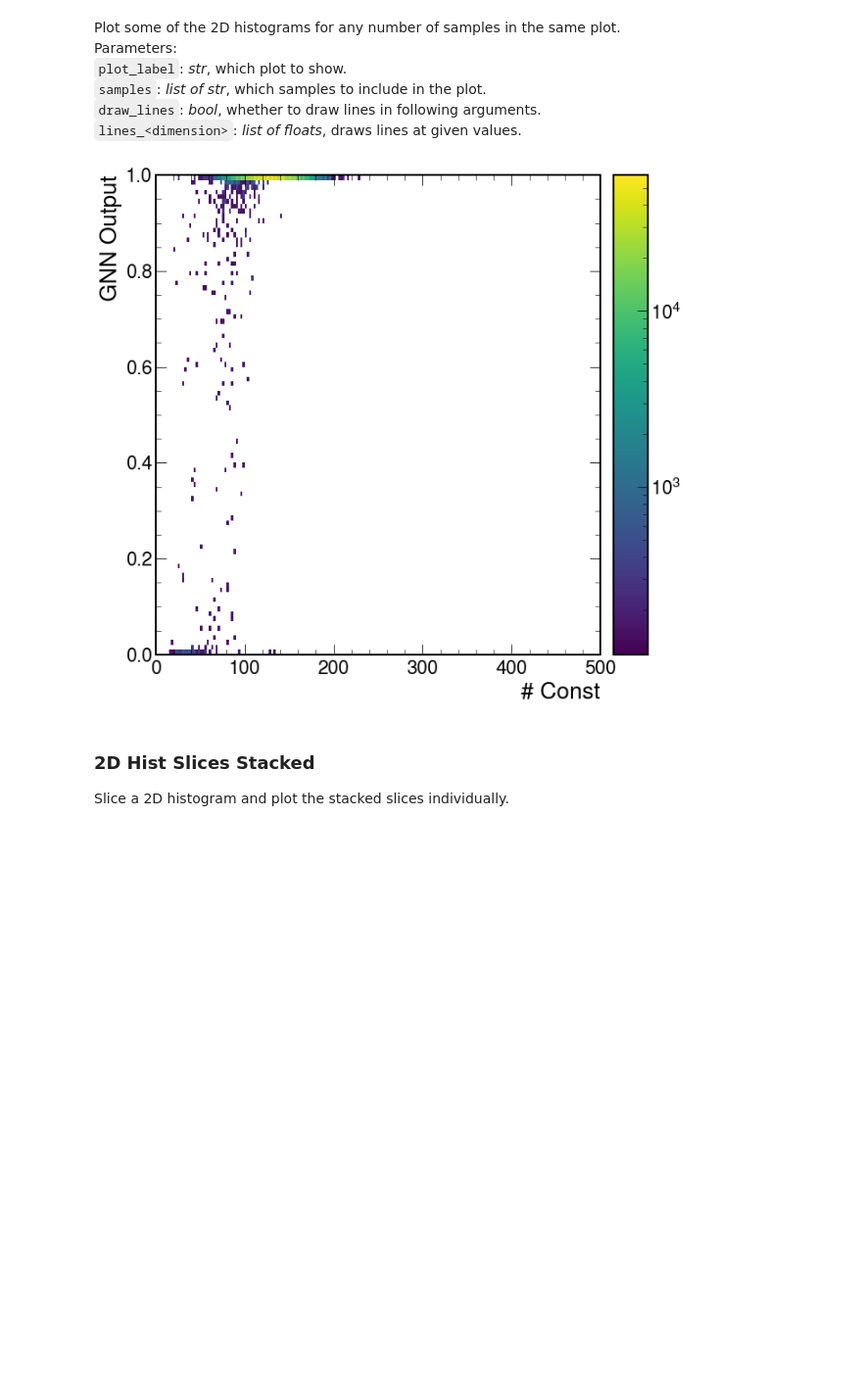
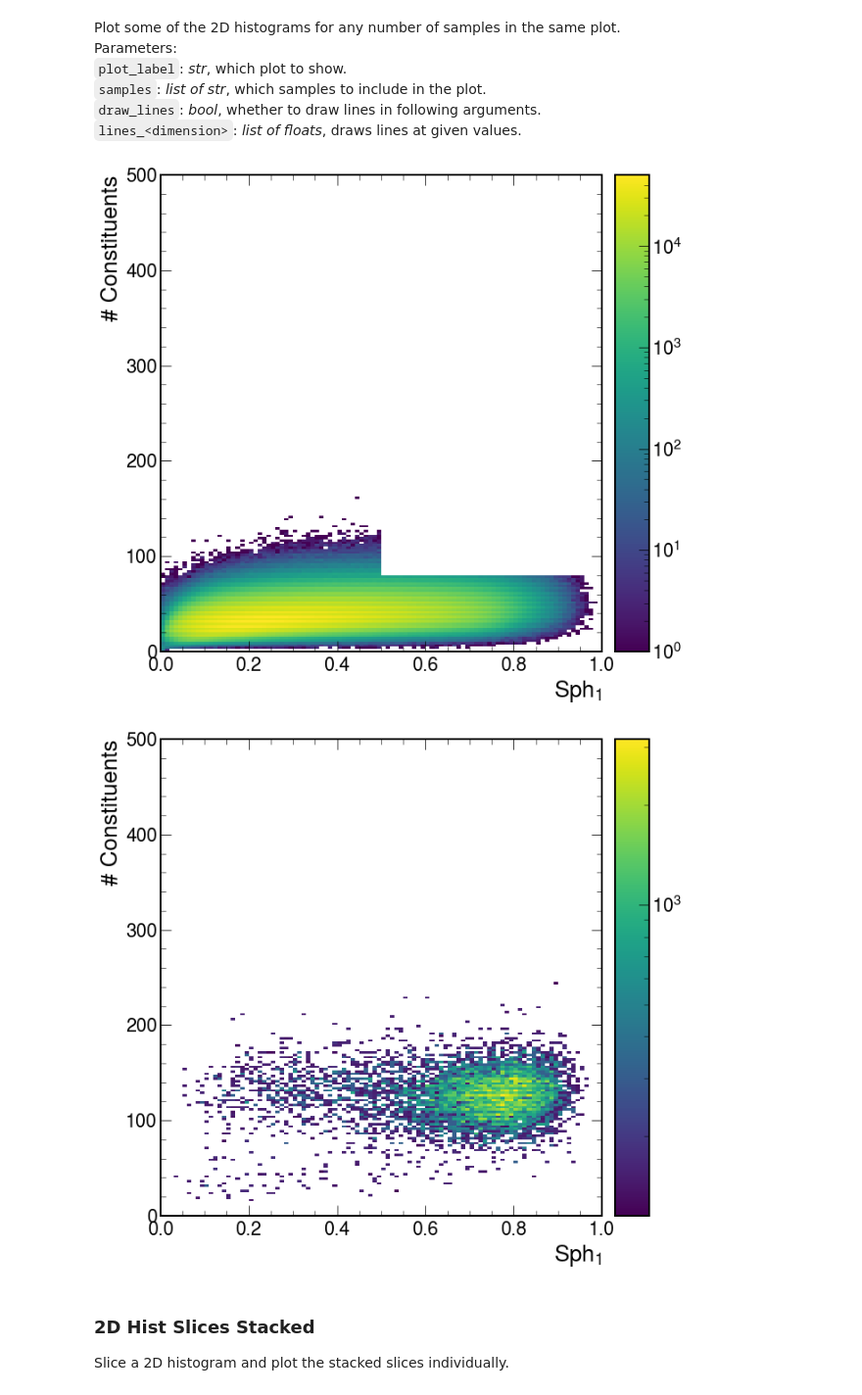
Before and after one commit to SUEPPhysics/SUEPCoffea_dask, a Jupyter notebook: plotting/plot.ipynb, the cells around one changed output. Shown at 98% size. Drawn from its saved outputs; the diff is of its cells as text; code cells hidden in the pictures; blank space fills up the shorter version.

```diff
--- a/plotting/plot.ipynb
+++ b/plotting/plot.ipynb
@@ -55,8 +55,8 @@ infile_names = glob.glob(plotDir+'*.pkl')
 
 offline_files_SUEP = [f for f in infile_names if "inference6.pkl" in f and ('SUEP-m' in f)]
 plots_SUEP = loader(offline_files_SUEP, apply_lumis=True, exclude_low_bins=True)
-# offline_files_data2018 = [f for f in infile_names if "full_systematics.pkl" in f and ('Run2018' in f)]
-# plots_data2018 = loader(offline_files_data2018, apply_lumis=False, exclude_low_bins=False)
+offline_files_data2018 = [f for f in infile_names if "inference6.pkl" in f and ('Run2018' in f)]
+plots_data2018 = loader(offline_files_data2018, apply_lumis=False, exclude_low_bins=False)
 offline_files_2018 = [f for f in infile_names if "inference6.pkl" in f and ('20UL18' in f or 'Run2018' in f)]
 plots_2018 = loader(offline_files_2018, apply_lumis=True, exclude_low_bins=True)
 # offline_files_2017 = [f for f in infile_names if "7_20.pkl" in f and ('20UL17' in f or 'Run2017' in f)]
@@ -68,7 +68,7 @@ plots_2018 = loader(offline_files_2018, apply_lumis=True, exclude_low_bins=True)
 plots = {}
 
 for key in plots_SUEP.keys(): plots[key] = plots_SUEP[key]
-# for key in plots_data2018.keys(): plots[key+"_2018"] = plots_data2018[key]
+for key in plots_data2018.keys(): plots[key+"_2018"] = plots_data2018[key]
 for key in plots_2018.keys(): plots[key+"_2018"] = plots_2018[key]
 # for key in plots_2017.keys(): plots[key+"_2017"] = plots_2017[key]
 # for key in plots_2016.keys(): plots[key+"_2016"] = plots_2016[key]
@@ -147,8 +147,8 @@ Parameters:<br>
 `plot_labels`: _list of str_, which plots to show.<br>
 `samples`: _list of str_, which samples to include in the plot.
 # %%
-plot_labels = ['SUEP_nconst_GNN', 'SUEP_S1_GNN', 'single_l5_bPfcand_S1_GNN']
-samples = ['QCD_HT_2018', 'SUEP-m125-md2-t2-generic-htcut', 'SUEP-m125-generic-htcut']
+plot_labels = ['A_SUEP_S1_Cluster']
+samples = ['QCD_HT_2018', 'data_2018']
 density = False
 
 for plot_label in plot_labels:
@@ -180,33 +178,33 @@ Parameters:<br>
 `draw_lines`: _bool_, whether to draw lines in following arguments.<br>
 `lines_<dimension>`: _list of floats_, draws lines at given values.
 # %%
-plot_label = '2D_SUEP_nconst_vs_single_l5_bPfcand_S1_GNN'
-samples = ['SUEP-m125-md2-t2-generic-htcut']
+plot_label = '2D_SUEP_S1_vs_SUEP_nconst_Cluster'
+samples = ['data_2018', 'SUEP-m125-md2-t2-generic-htcut']
 #samples += ['SUEP-m125-generic', 'SUEP-m400-generic', 'SUEP-m750-generic', 'SUEP-m1000-generic']
 draw_lines = False
 lines_x = [0.35,0.4, 0.5]
 lines_y = [10,40,80]
 
 for sample in samples:
 
     if plots[sample][plot_label].sum().value == 0:
         print("Histogram empty for sample", sample)
         continue
 
     hep.hist2dplot(plots[sample][plot_label],
                norm=matplotlib.colors.LogNorm(),
                label=sample)
 
     # draw lines to visualize selections, ABCD regions, etc.
     if draw_lines:
         for y in lines_y: plt.plot([0,10000], [y,y], color='red', linestyle='dashed')
         for x in lines_x: plt.plot([x,x], [0,1000], color='red', linestyle='dashed')
 
-    plt.ylim(0,1)
     plt.savefig(output_label + plot_label+ "_"+sample+file_ext)
     plt.show()
 # %% [output]
-[figure, old version]
+[figure, new version]
+[figure, added]
 # %% [markdown]
 ### 2D Hist Slices Stacked
 Slice a 2D histogram and plot the stacked slices individually.
```
Also changed, not shown: parts of 7 cells of this notebook, 6 other files.
